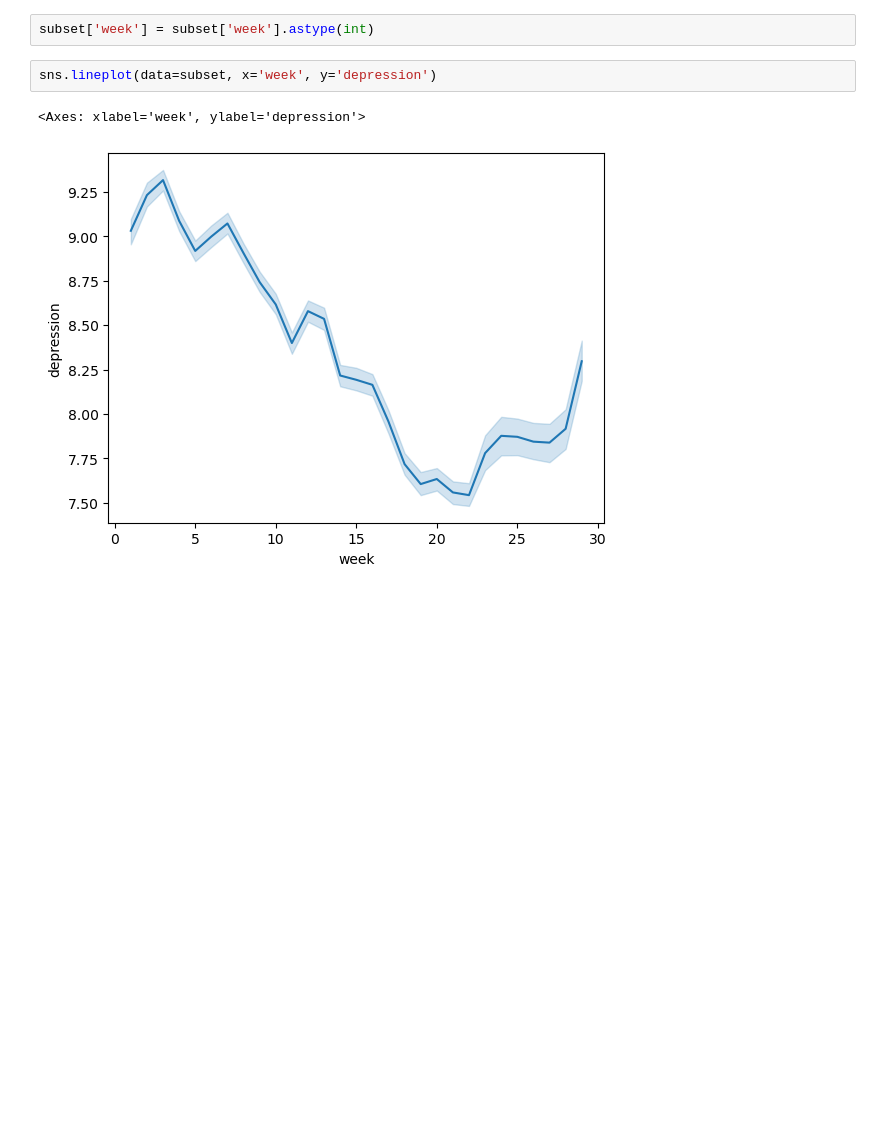
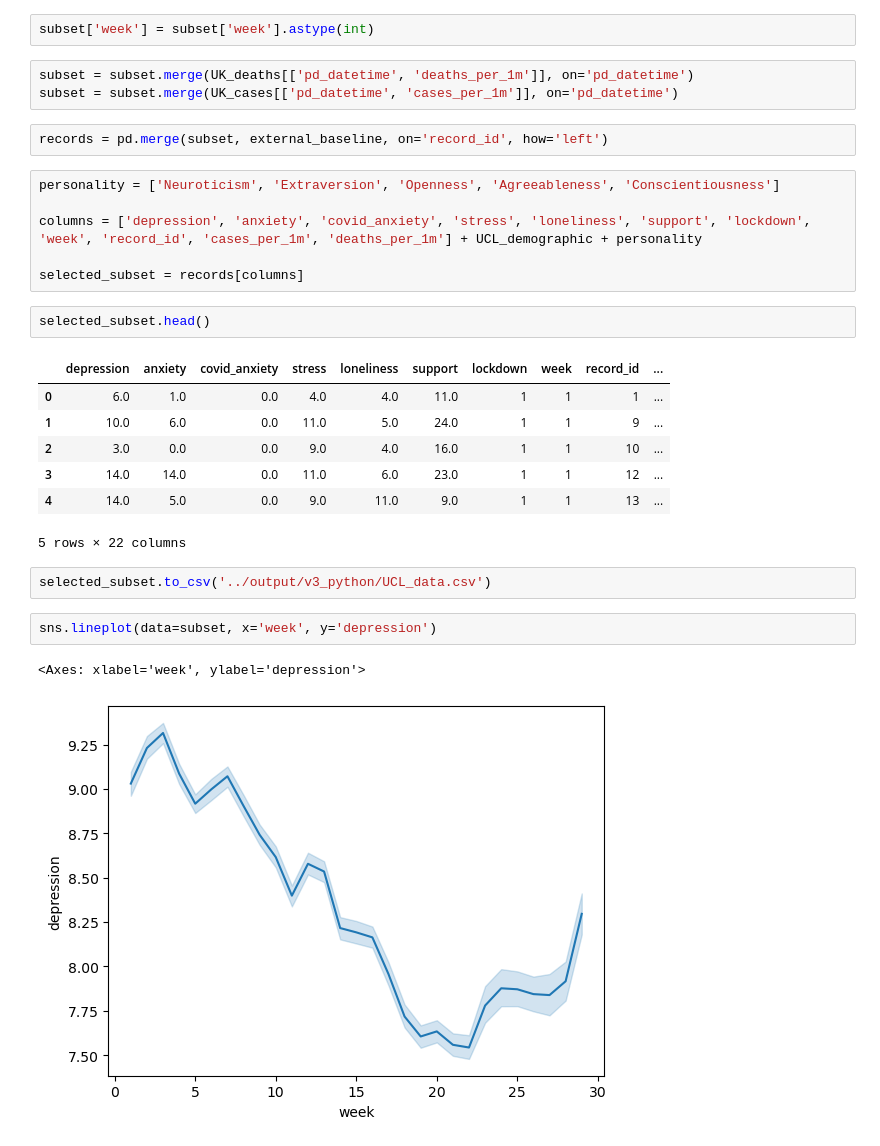
Before and after one commit to andylikescodes/CovidDepressionAnalysis, a Jupyter notebook: notebooks/UCL_Social_Study.ipynb, the cells around one changed output. Cells and saved outputs as stored; diff of their text form; blank space fills up the shorter version.

```diff
--- a/notebooks/UCL_Social_Study.ipynb
+++ b/notebooks/UCL_Social_Study.ipynb
@@ -114,5 +164,28 @@ subset['depression'] = subset[UCL_depression].replace(' ', np.nan).astype(float)
 # %%
 subset['week'] = subset['week'].astype(int)
+# %%
+subset = subset.merge(UK_deaths[['pd_datetime', 'deaths_per_1m']], on='pd_datetime')
+subset = subset.merge(UK_cases[['pd_datetime', 'cases_per_1m']], on='pd_datetime')
+# %%
+records = pd.merge(subset, external_baseline, on='record_id', how='left')
+# %%
+personality = ['Neuroticism', 'Extraversion', 'Openness', 'Agreeableness', 'Conscientiousness']
+
+columns = ['depression', 'anxiety', 'covid_anxiety', 'stress', 'loneliness', 'support', 'lockdown', 'week', 'record_id', 'cases_per_1m', 'deaths_per_1m'] + UCL_demographic + personality
+
+selected_subset = records[columns]
+# %%
+selected_subset.head()
+# %% [output]
+|  | depression | anxiety | covid_anxiety | stress | loneliness | support | lockdown | week | record_id | ... |
+| 0 | 6.0 | 1.0 | 0.0 | 4.0 | 4.0 | 11.0 | 1 | 1 | 1 | ... |
+| 1 | 10.0 | 6.0 | 0.0 | 11.0 | 5.0 | 24.0 | 1 | 1 | 9 | ... |
+| 2 | 3.0 | 0.0 | 0.0 | 9.0 | 4.0 | 16.0 | 1 | 1 | 10 | ... |
+| 3 | 14.0 | 14.0 | 0.0 | 11.0 | 6.0 | 23.0 | 1 | 1 | 12 | ... |
+| 4 | 14.0 | 5.0 | 0.0 | 9.0 | 11.0 | 9.0 | 1 | 1 | 13 | ... |
+5 rows × 22 columns
+# %%
+selected_subset.to_csv('../output/v3_python/UCL_data.csv')
 # %%
 sns.lineplot(data=subset, x='week', y='depression')
 # %% [output]
```
Also changed, not shown: parts of 14 cells of this notebook, 6 other files.
